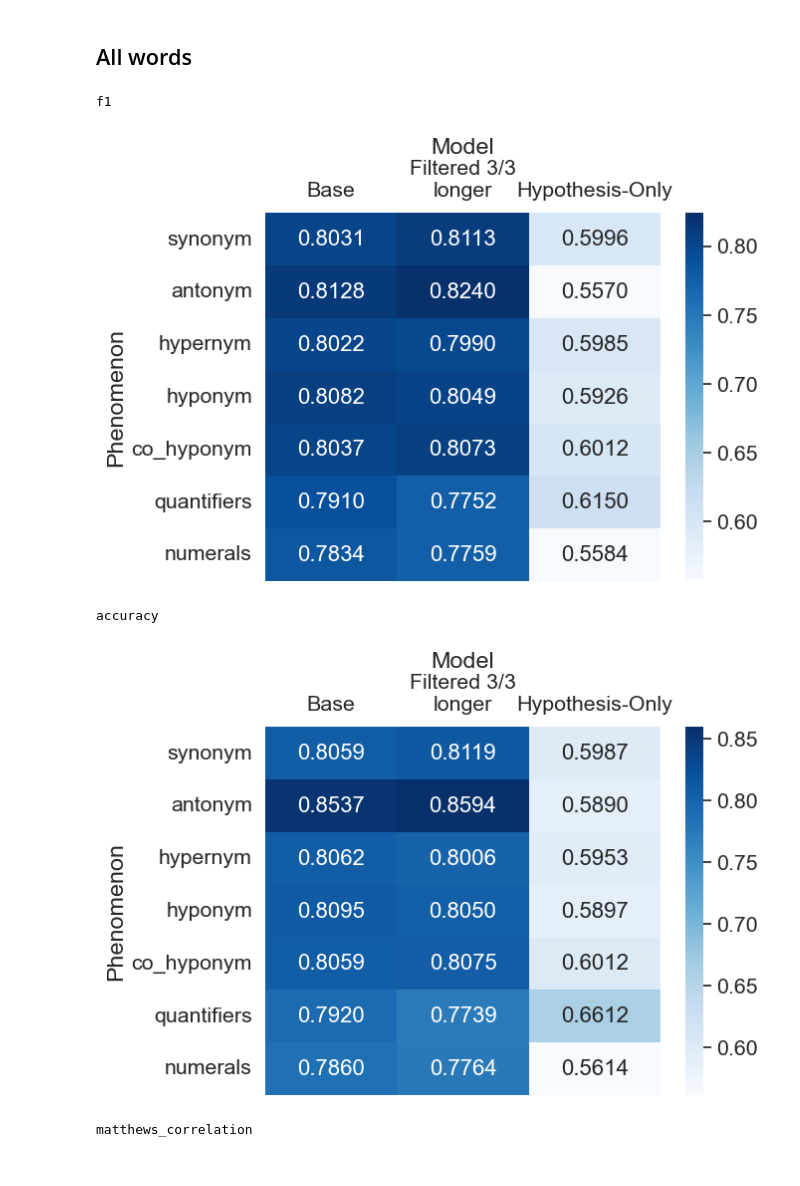
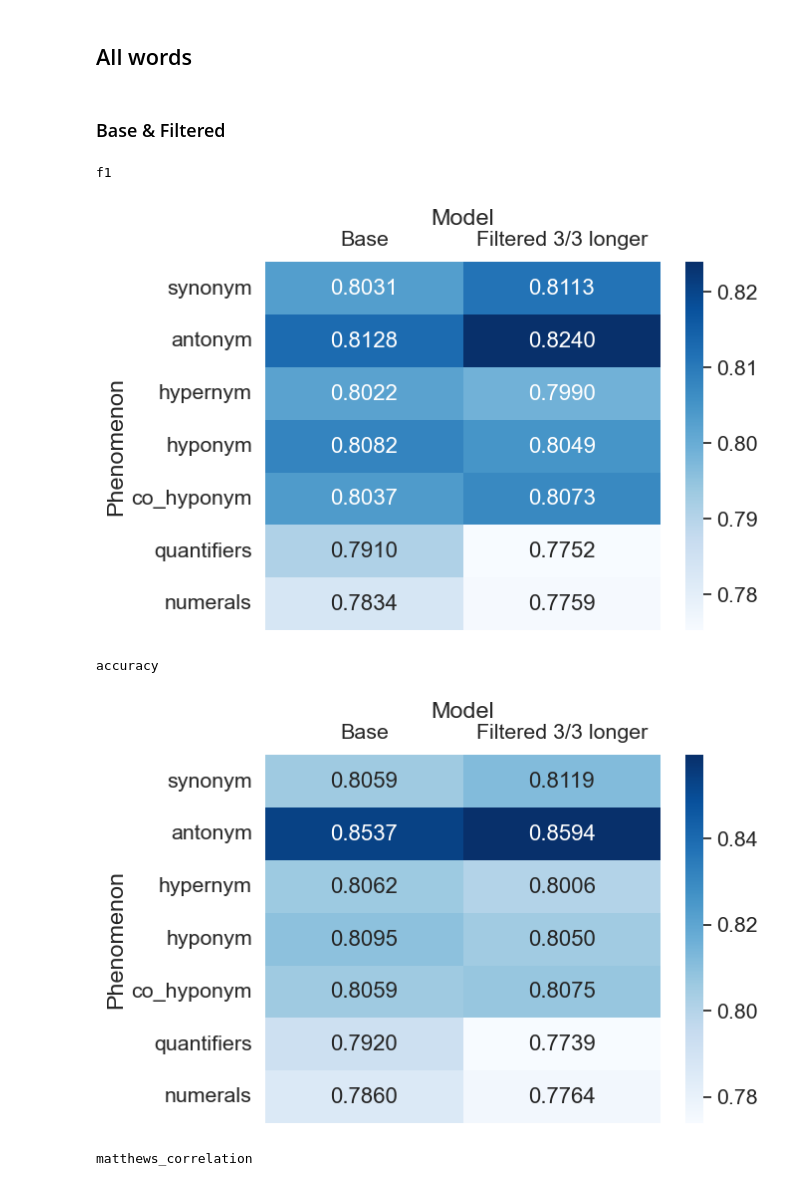
Before and after one commit to study-group-lit/lit, a Jupyter notebook: visualisations/metric_heatmaps_phenomena.ipynb, the cells around one changed output. Drawn from its saved outputs; the diff is of its cells as text; code cells hidden in the pictures.

```diff
--- a/visualisations/metric_heatmaps_phenomena.ipynb
+++ b/visualisations/metric_heatmaps_phenomena.ipynb
@@ -12,9 +14,11 @@ metrics = ["f1", "accuracy", "matthews_correlation"]
 # %%
 path_mapping = {
     "Base": "../scripts/metrics_by_phenomena/results/roberta-base-finetuned-mnli.json",
-    "Filtered 3/3 longer": "../scripts/metrics_by_phenomena/results/roberta-base-finetuned-mnli-maximum_two_6.json",
-    "Hypothesis-Only": "../scripts/metrics_by_phenomena_mnli_hypothesis_only/results/roberta-base-finetuned-mnli-hypothesis-only.json"
+    "Filtered 3/3 longer": "../scripts/metrics_by_phenomena/results/roberta-base-finetuned-mnli-maximum_two_6.json"
 }
+
+phenomena = ["synonym", "antonym", "hypernym", "hyponym", "co_hyponym", "quantifiers", "numerals"]
+models = ["Base", "Filtered 3/3 longer"]
 
 for metric in metrics:
     metric_data = []
@@ -26,6 +30,6 @@ for metric in metrics:
                 model_data.append(phenomenon_data[metric])
         metric_data.append(model_data)
     print(metric)
-    plot_metric_heatmap_phenomena(np.array(metric_data).T, save_path=f"../report/images/metric_heatmaps_phenomena/important_words/{metric}.pdf")
+    plot_metric_heatmap_phenomena(np.array(metric_data).T, models, phenomena, save_path=f"../report/images/metric_heatmaps_phenomena/important_words/base_filtered_{metric}.pdf")
 # %% [output]
 f1
@@ -36,0 +43,19 @@ matthews_correlation
+# %%
+path_mapping = {
+    "Hypothesis-Only": "../scripts/metrics_by_phenomena_mnli_hypothesis_only/results/roberta-base-finetuned-mnli-hypothesis-only.json"
+}
+
+phenomena = ["synonym", "antonym", "hypernym", "hyponym", "co_hyponym", "quantifiers", "numerals"]
+models = ["Hypothesis-Only"]
+
+for metric in metrics:
+    metric_data = []
+    for model in path_mapping.items():
+        model_data = []
+        with open(model[1], "r") as f:
+            metrics_data = json.load(f)
+            for phenomenon_data in metrics_data:
+                model_data.append(phenomenon_data[metric])
+        metric_data.append(model_data)
+    print(metric)
+    plot_metric_heatmap_phenomena(np.array(metric_data).T, models, phenomena, save_path=f"../report/images/metric_heatmaps_phenomena/important_words/hypothesis_only_{metric}.pdf")
@@ -37,26 +69,30 @@ matthews_correlation
 # %% [markdown]
 ## All words
+# %% [markdown]
+### Base & Filtered
 # %%
 path_mapping = {
     "Base": "../scripts/metrics_by_phenomena_all_words/results/roberta-base-finetuned-mnli.json",
-    "Filtered 3/3 longer": "../scripts/metrics_by_phenomena_all_words/results/roberta-base-finetuned-mnli-maximum_two_6.json",
-    "Hypothesis-Only": "../scripts/metrics_by_phenomena_mnli_hypothesis_only/results/roberta-base-finetuned-mnli-hypothesis-only.json"
+    "Filtered 3/3 longer": "../scripts/metrics_by_phenomena_all_words/results/roberta-base-finetuned-mnli-maximum_two_6.json"
 }
+
+phenomena = ["synonym", "antonym", "hypernym", "hyponym", "co_hyponym", "quantifiers", "numerals"]
+models = ["Base", "Filtered 3/3 longer"]
 
 for metric in metrics:
     metric_data = []
     for model in path_mapping.items():
         model_data = []
         with open(model[1], "r") as f:
             metrics_data = json.load(f)
             for phenomenon_data in metrics_data:
                 model_data.append(phenomenon_data[metric])
         metric_data.append(model_data)
     print(metric)
-    plot_metric_heatmap_phenomena(np.array(metric_data).T, save_path=f"../report/images/metric_heatmaps_phenomena/all_words/{metric}.pdf")
+    plot_metric_heatmap_phenomena(np.array(metric_data).T, models, phenomena, save_path=f"../report/images/metric_heatmaps_phenomena/all_words/base_filtered_{metric}.pdf")
 # %% [output]
 f1
-[figure, old version]
+[figure, new version]
 accuracy
-[figure, old version]
+[figure, new version]
 matthews_correlation
```
Also changed, not shown: parts of 6 cells of this notebook, 17 other files.
